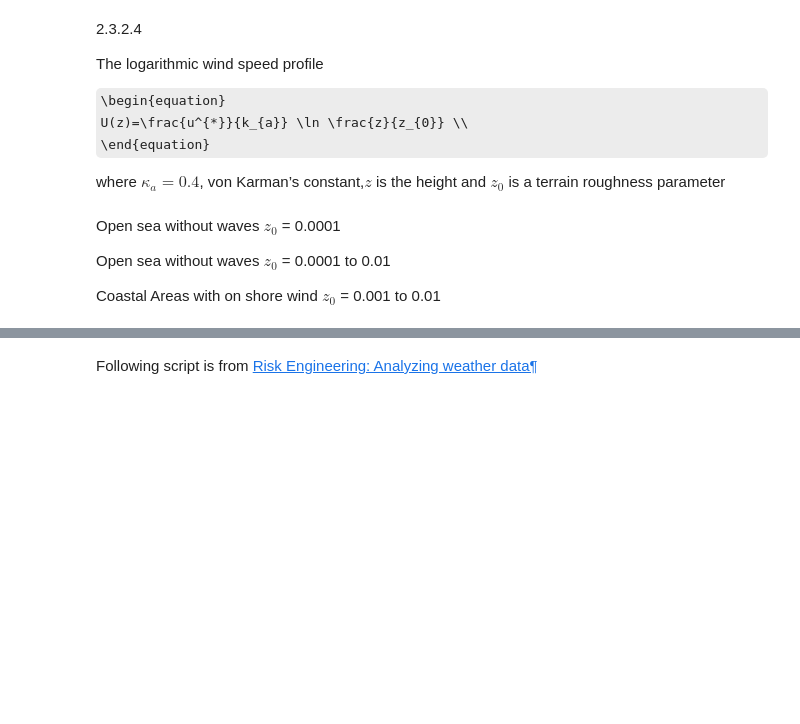
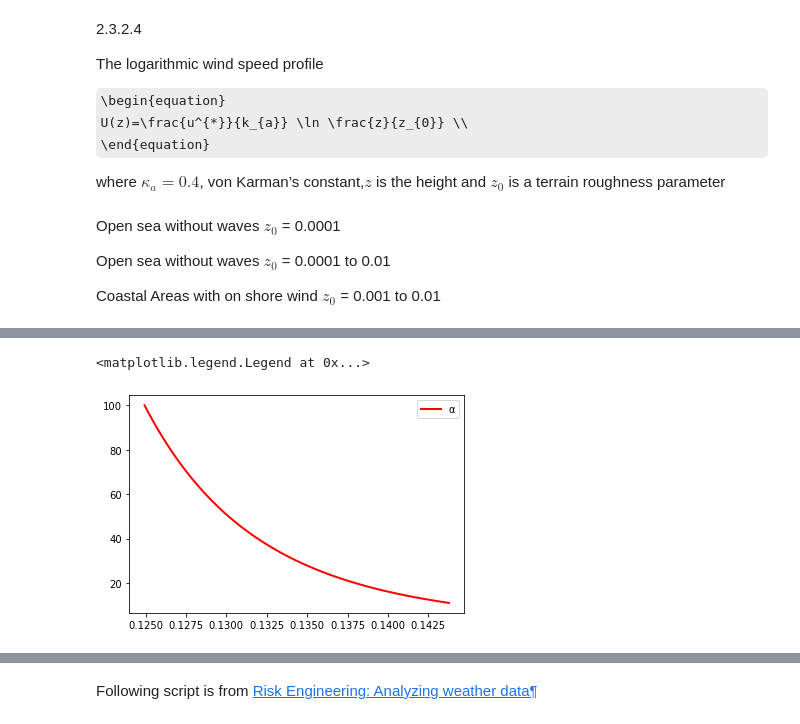
Before and after one commit to famiuer/EnvironmentalStudy, a Jupyter notebook: Section 2 Wind Conditions.ipynb, the cells around one changed output, grey strips where cells are left out. Saved outputs shown, nothing was run; the diff lists cells and outputs as text; code cells hidden in the pictures; some formulas as TeX source; blank space fills up the shorter version.

```diff
--- a/Section 2 Wind Conditions.ipynb
+++ b/Section 2 Wind Conditions.ipynb
@@ -170,0 +171,7 @@ plt.legend()
+# %%
+alpha = np.log(np.log(Height / Z_0) / np.log(H/Z_0)) / np.log( Height / H)
+plt.plot(alpha, Height, "r-", lw=2,label = f'\u03B1')
+plt.legend()
+# %% [output]
+<matplotlib.legend.Legend at 0x...>
+[figure, added]
```
Also changed, not shown: parts of 2 cells of this notebook.
